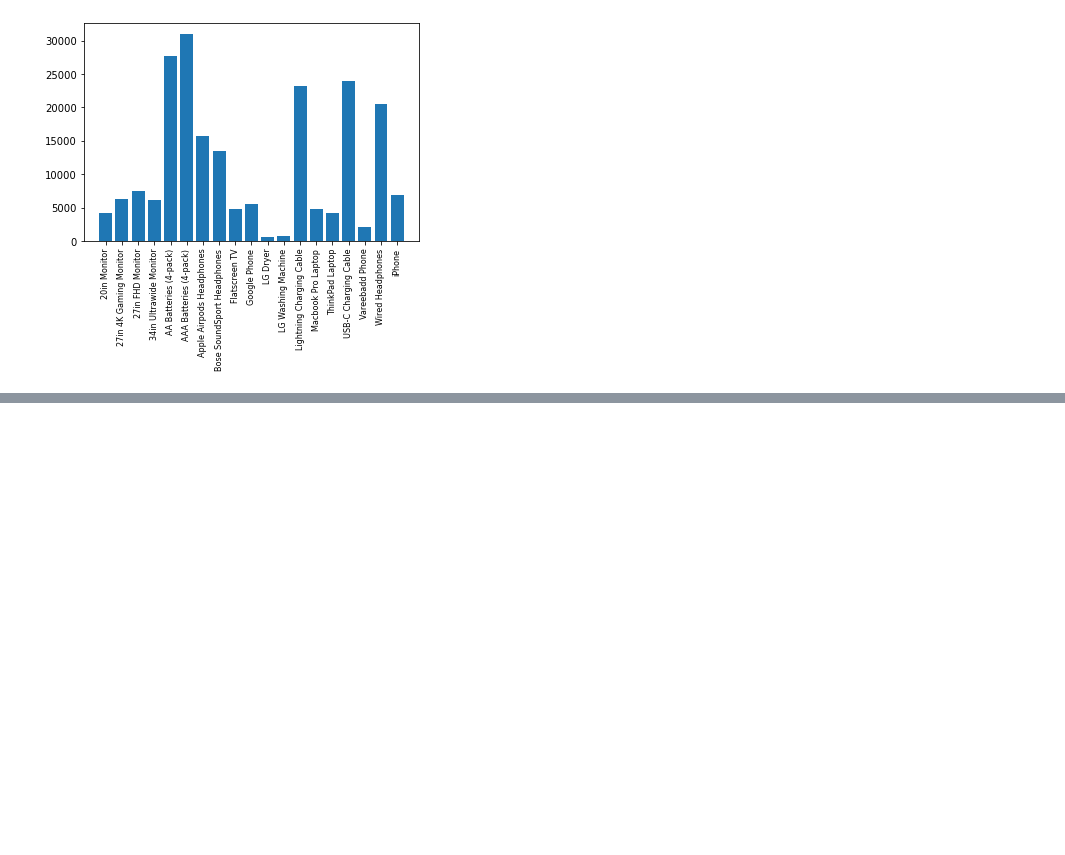
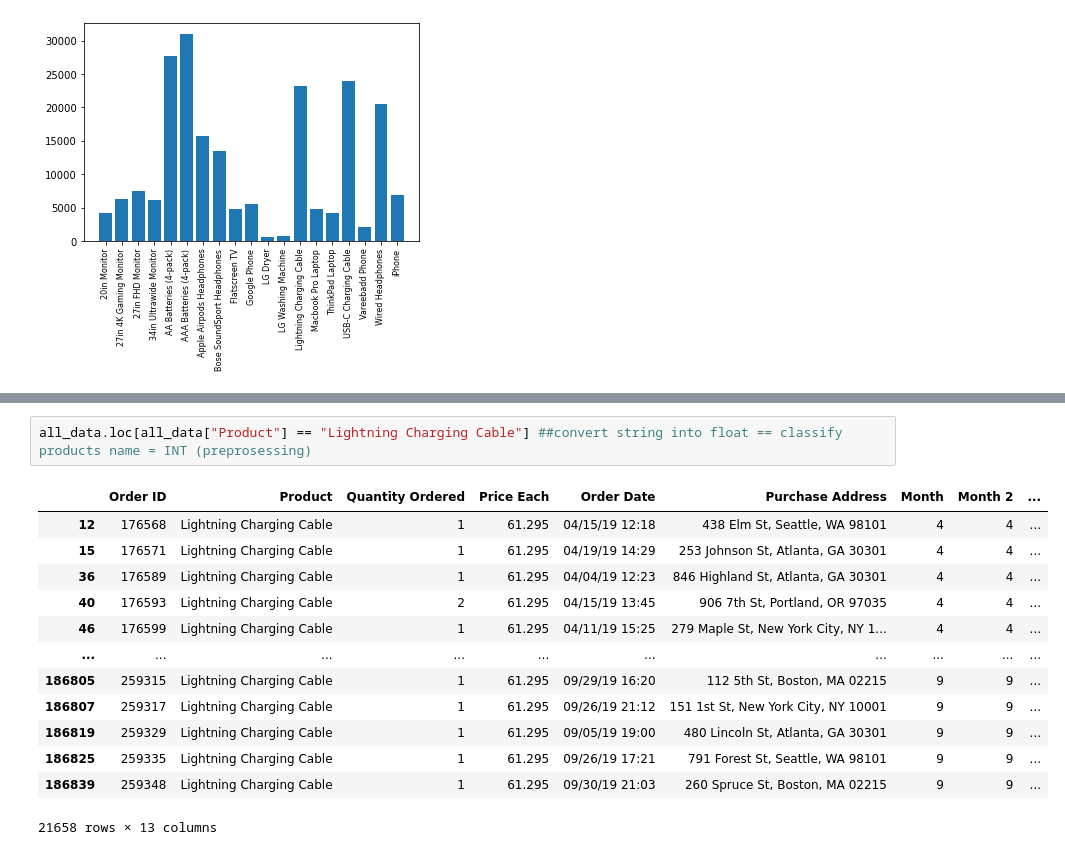
Before and after one commit to ass77/AnalysisData, a Jupyter notebook: SalesAnalysis/SalesAnal.ipynb, the cells around one changed output, grey strips where cells are left out. Saved outputs shown, nothing was run; the diff lists cells and outputs as text; blank space fills up the shorter version.

```diff
--- a/SalesAnalysis/SalesAnal.ipynb
+++ b/SalesAnalysis/SalesAnal.ipynb
@@ -273,0 +302,16 @@ fig.show()
+# %%
+all_data.loc[all_data["Product"] == "Lightning Charging Cable"] ##convert string into float == classify products name = INT (preprosessing)
+# %% [output]
+|  | Order ID | Product | Quantity Ordered | Price Each | Order Date | Purchase Address | Month | Month 2 | ... |
+| 12 | 176568 | Lightning Charging Cable | 1 | 61.295 | 04/15/19 12:18 | 438 Elm St, Seattle, WA 98101 | 4 | 4 | ... |
+| 15 | 176571 | Lightning Charging Cable | 1 | 61.295 | 04/19/19 14:29 | 253 Johnson St, Atlanta, GA 30301 | 4 | 4 | ... |
+| 36 | 176589 | Lightning Charging Cable | 1 | 61.295 | 04/04/19 12:23 | 846 Highland St, Atlanta, GA 30301 | 4 | 4 | ... |
+| 40 | 176593 | Lightning Charging Cable | 2 | 61.295 | 04/15/19 13:45 | 906 7th St, Portland, OR 97035 | 4 | 4 | ... |
+| 46 | 176599 | Lightning Charging Cable | 1 | 61.295 | 04/11/19 15:25 | 279 Maple St, New York City, NY 1... | 4 | 4 | ... |
+| ... | ... | ... | ... | ... | ... | ... | ... | ... | ... |
+| 186805 | 259315 | Lightning Charging Cable | 1 | 61.295 | 09/29/19 16:20 | 112 5th St, Boston, MA 02215 | 9 | 9 | ... |
+| 186807 | 259317 | Lightning Charging Cable | 1 | 61.295 | 09/26/19 21:12 | 151 1st St, New York City, NY 10001 | 9 | 9 | ... |
+| 186819 | 259329 | Lightning Charging Cable | 1 | 61.295 | 09/05/19 19:00 | 480 Lincoln St, Atlanta, GA 30301 | 9 | 9 | ... |
+| 186825 | 259335 | Lightning Charging Cable | 1 | 61.295 | 09/26/19 17:21 | 791 Forest St, Seattle, WA 98101 | 9 | 9 | ... |
+| 186839 | 259348 | Lightning Charging Cable | 1 | 61.295 | 09/30/19 21:03 | 260 Spruce St, Boston, MA 02215 | 9 | 9 | ... |
+21658 rows × 13 columns
```
Also changed, not shown: parts of 20 cells of this notebook.
